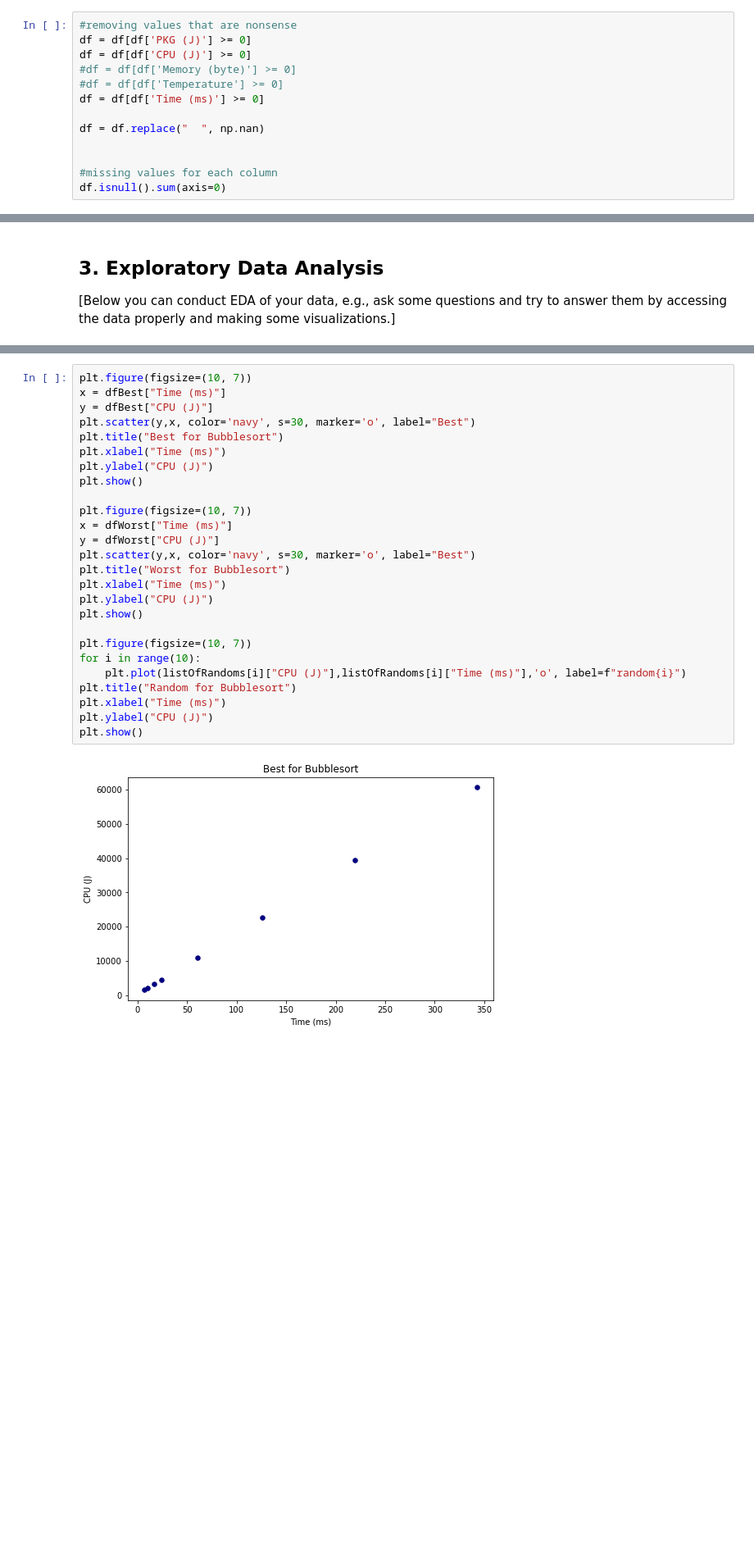
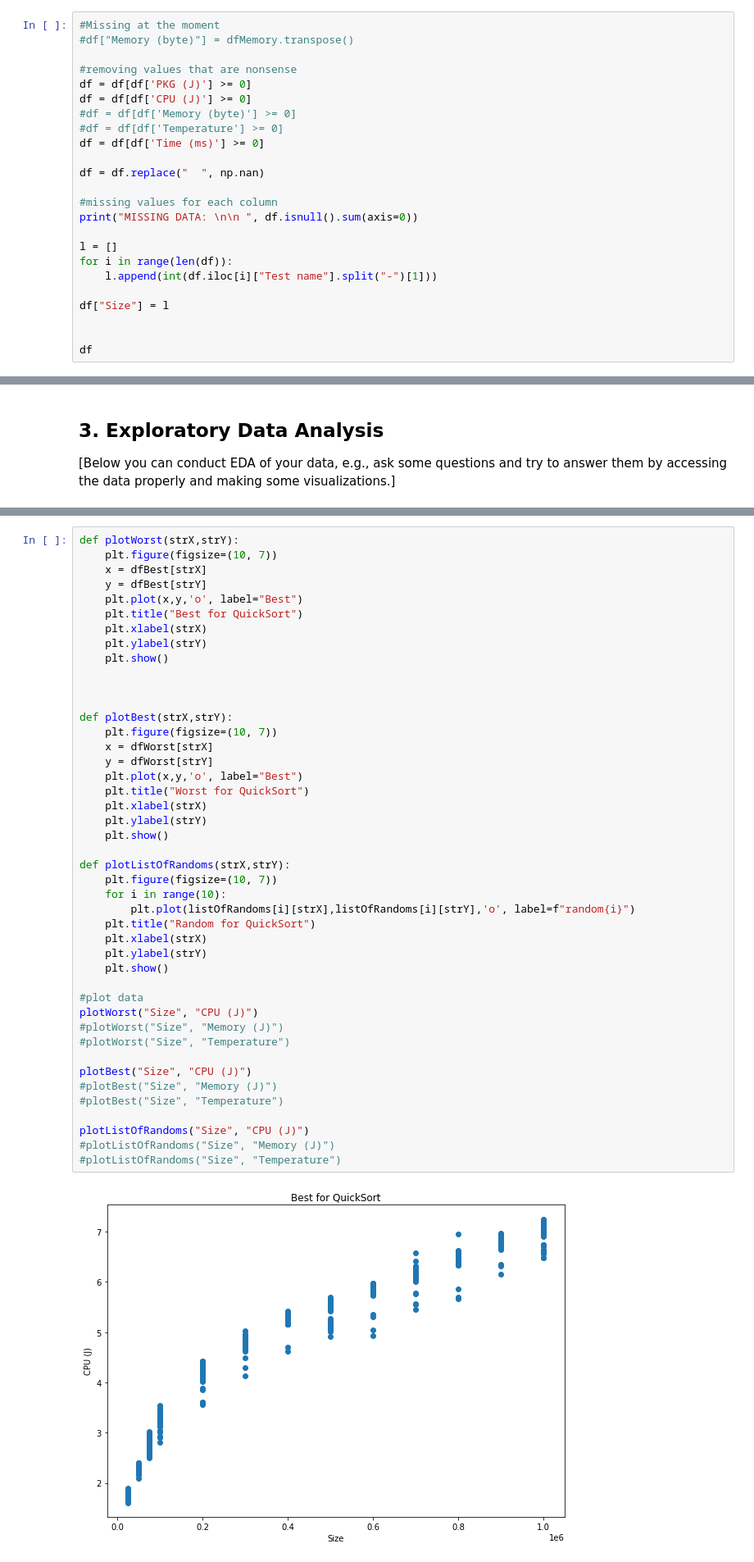
Before and after one commit to hrallil/Data-science-and-visualisation, a Jupyter notebook: Mini project/Miniproject_template.ipynb, the cells around one changed output, grey strips where cells are left out. Shown at 82% size. Drawn from its saved outputs; the diff is of its cells as text; blank space fills up the shorter version.

```diff
--- a/Mini project/Miniproject_template.ipynb
+++ b/Mini project/Miniproject_template.ipynb
@@ -66,6 +65,9 @@ df.head()
 
 [Below you should handle the missing values, convert data types, apply data scaling and so on, if any of them is needed.]
 # %%
+#Missing at the moment
+#df["Memory (byte)"] = dfMemory.transpose()
+
 #removing values that are nonsense
 df = df[df['PKG (J)'] >= 0]
 df = df[df['CPU (J)'] >= 0]
@@ -75,7 +77,15 @@ df = df[df['Time (ms)'] >= 0]
 
 df = df.replace("  ", np.nan)
 
+#missing values for each column
+print("MISSING DATA: \n\n ", df.isnull().sum(axis=0))
 
-#missing values for each column
-df.isnull().sum(axis=0)
+l = []
+for i in range(len(df)):
+    l.append(int(df.iloc[i]["Test name"].split("-")[1]))
+
+df["Size"] = l
+
+
+df
 # %% [output]
@@ -116,28 +152,46 @@ dfBest
 # %%
-plt.figure(figsize=(10, 7))
-x = dfBest["Time (ms)"]
-y = dfBest["CPU (J)"]
-plt.scatter(y,x, color='navy', s=30, marker='o', label="Best")
-plt.title("Best for Bubblesort")
-plt.xlabel("Time (ms)")
-plt.ylabel("CPU (J)")
-plt.show()
+def plotWorst(strX,strY):
+    plt.figure(figsize=(10, 7))
+    x = dfBest[strX]
+    y = dfBest[strY]
+    plt.plot(x,y,'o', label="Best")
+    plt.title("Best for QuickSort")
+    plt.xlabel(strX)
+    plt.ylabel(strY)
+    plt.show()
 
-plt.figure(figsize=(10, 7))
-x = dfWorst["Time (ms)"]
-y = dfWorst["CPU (J)"]
-plt.scatter(y,x, color='navy', s=30, marker='o', label="Best")
-plt.title("Worst for Bubblesort")
-plt.xlabel("Time (ms)")
-plt.ylabel("CPU (J)")
-plt.show()
 
-plt.figure(figsize=(10, 7))
-for i in range(10):
-    plt.plot(listOfRandoms[i]["CPU (J)"],listOfRandoms[i]["Time (ms)"],'o', label=f"random{i}")
-plt.title("Random for Bubblesort")
-plt.xlabel("Time (ms)")
-plt.ylabel("CPU (J)")
-plt.show()
+
+def plotBest(strX,strY):
+    plt.figure(figsize=(10, 7))
+    x = dfWorst[strX]
+    y = dfWorst[strY]
+    plt.plot(x,y,'o', label="Best")
+    plt.title("Worst for QuickSort")
+    plt.xlabel(strX)
+    plt.ylabel(strY)
+    plt.show()
+
+def plotListOfRandoms(strX,strY):
+    plt.figure(figsize=(10, 7))
+    for i in range(10):
+        plt.plot(listOfRandoms[i][strX],listOfRandoms[i][strY],'o', label=f"random{i}")
+    plt.title("Random for QuickSort")
+    plt.xlabel(strX)
+    plt.ylabel(strY)
+    plt.show()
+
+#plot data
+plotWorst("Size", "CPU (J)")
+#plotWorst("Size", "Memory (J)")
+#plotWorst("Size", "Temperature")
+
+plotBest("Size", "CPU (J)")
+#plotBest("Size", "Memory (J)")
+#plotBest("Size", "Temperature")
+
+plotListOfRandoms("Size", "CPU (J)")
+#plotListOfRandoms("Size", "Memory (J)")
+#plotListOfRandoms("Size", "Temperature")
 # %% [output]
-[figure, old version]
+[figure, new version]
```
Also changed, not shown: parts of 37 cells of this notebook, 2 other files.
